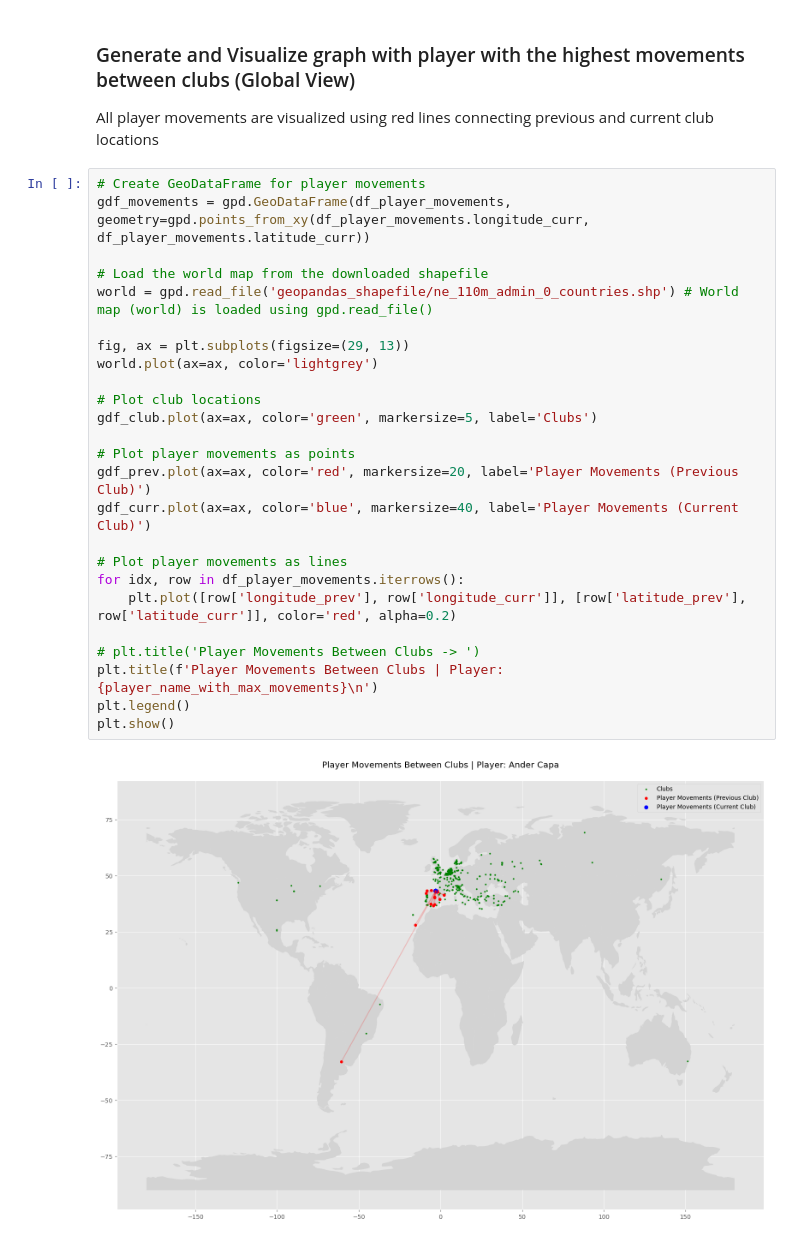
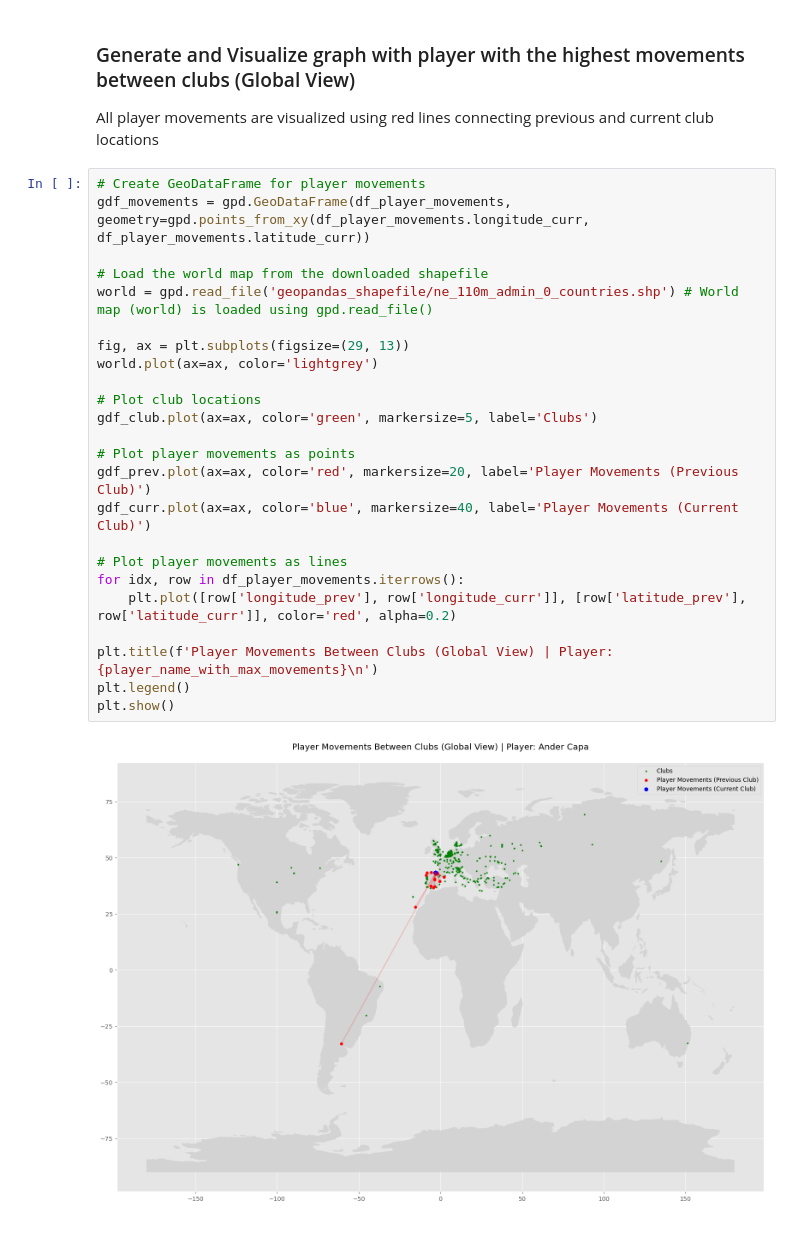
Before and after one commit to Matthows/analderby---Data-Analysis, a Jupyter notebook: playersMovementsBetweenClubs.ipynb, the cells around one changed output. Drawn from its saved outputs; the diff is of its cells as text.

```diff
--- a/playersMovementsBetweenClubs.ipynb
+++ b/playersMovementsBetweenClubs.ipynb
@@ -266,27 +263,26 @@ All player movements are visualized using red lines connecting previous and curr
 # %%
 # Create GeoDataFrame for player movements
 gdf_movements = gpd.GeoDataFrame(df_player_movements, geometry=gpd.points_from_xy(df_player_movements.longitude_curr, df_player_movements.latitude_curr))
 
 # Load the world map from the downloaded shapefile
 world = gpd.read_file('geopandas_shapefile/ne_110m_admin_0_countries.shp') # World map (world) is loaded using gpd.read_file()
 
 fig, ax = plt.subplots(figsize=(29, 13))
 world.plot(ax=ax, color='lightgrey')
 
 # Plot club locations
 gdf_club.plot(ax=ax, color='green', markersize=5, label='Clubs')
 
 # Plot player movements as points
 gdf_prev.plot(ax=ax, color='red', markersize=20, label='Player Movements (Previous Club)')
 gdf_curr.plot(ax=ax, color='blue', markersize=40, label='Player Movements (Current Club)')
 
 # Plot player movements as lines
 for idx, row in df_player_movements.iterrows():
     plt.plot([row['longitude_prev'], row['longitude_curr']], [row['latitude_prev'], row['latitude_curr']], color='red', alpha=0.2)
 
-# plt.title('Player Movements Between Clubs -> ')
-plt.title(f'Player Movements Between Clubs | Player: {player_name_with_max_movements}\n')
+plt.title(f'Player Movements Between Clubs (Global View) | Player: {player_name_with_max_movements}\n')
 plt.legend()
 plt.show()
 # %% [output]
-[figure, old version]
+[figure, new version]
```
Also changed, not shown: parts of 5 cells of this notebook.
